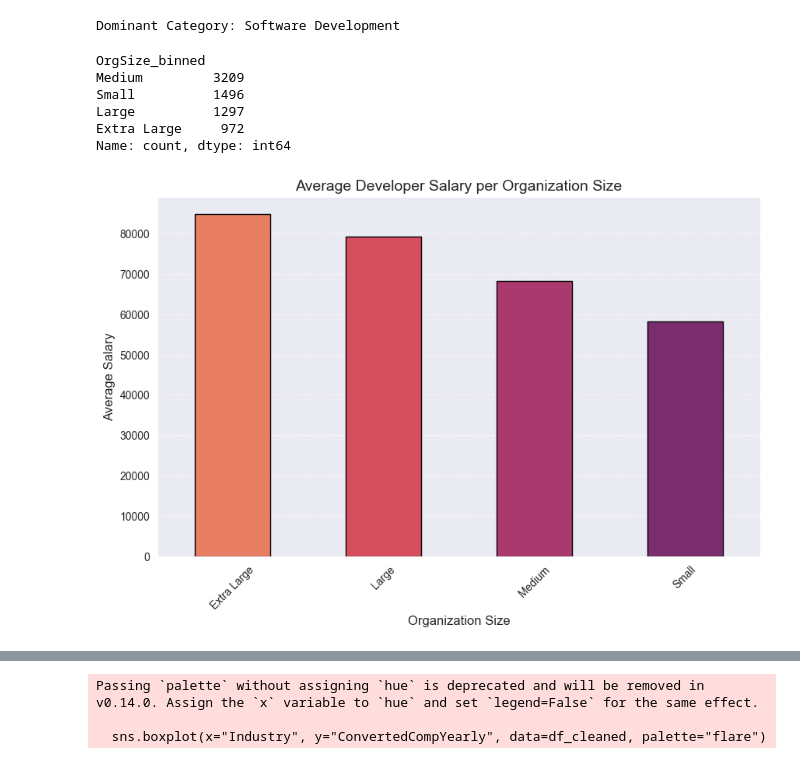
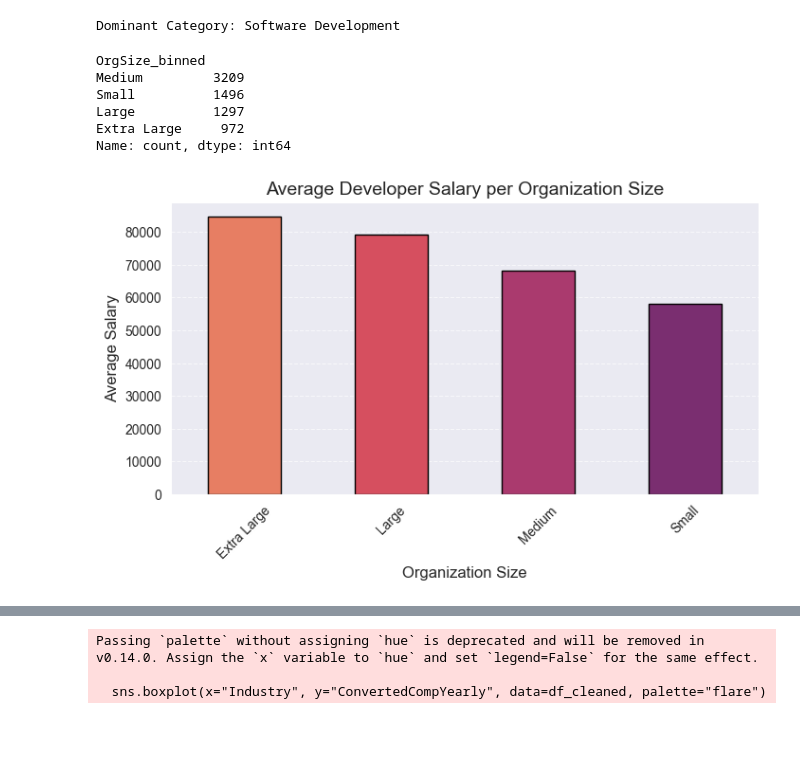
Before and after one commit to CaroBarros/udacity_project_data_science_blog, a Jupyter notebook: notebook/data_science_exercise.ipynb, the cells around one changed output, grey strips where cells are left out. Saved outputs shown, nothing was run; the diff lists cells and outputs as text; code cells hidden in the pictures; blank space fills up the shorter version.

```diff
--- a/notebook/data_science_exercise.ipynb
+++ b/notebook/data_science_exercise.ipynb
@@ -862,36 +786,37 @@ def bin_org_size(size):
         return "Small"
 
 df_cleaned['OrgSize_binned'] = df_cleaned['OrgSize'].apply(bin_org_size)
-# %%
-df_cleaned['OrgSize_binned'].value_counts()
-# %% [output]
-OrgSize_binned
-Medium         3209
-Small          1496
-Large          1297
-Extra Large     972
-Name: count, dtype: int64
+# %%
+# Check the bin categories are well balanced
+df_cleaned['OrgSize_binned'].value_counts()
+# %% [output]
+OrgSize_binned
+Medium         3209
+Small          1496
+Large          1297
+Extra Large     972
+Name: count, dtype: int64
 # %%
 # Calculate average salary per continent
 avg_salary = df_cleaned.groupby("OrgSize_binned")["ConvertedCompYearly"].mean()
 
 # Generate colors from the 'flare' palette
 colors = sns.color_palette("flare", len(avg_salary))
 
 
 # Plot the bar chart
-plt.figure(figsize=(10, 6))
+plt.figure(figsize=(8, 4))
 avg_salary.plot(kind="bar", color=colors, edgecolor="black")
 
 # Customize chart
 plt.title("Average Developer Salary per Organization Size", fontsize=14)
 plt.xlabel("Organization Size", fontsize=12)
 plt.ylabel("Average Salary", fontsize=12)
 plt.xticks(rotation=45)
 plt.grid(axis="y", linestyle="--", alpha=0.7)
 
 # Show the plot
 plt.show()
 # %% [output]
-[figure, old version]
+[figure, new version]
 # %%
```
Also changed, not shown: parts of 56 cells of this notebook, 2 other files.
